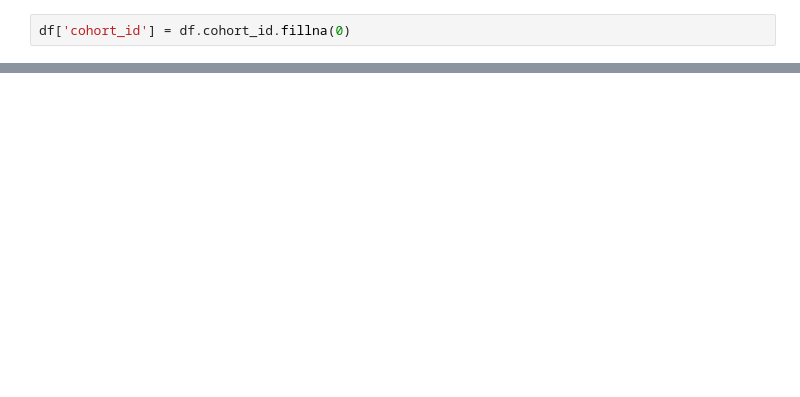
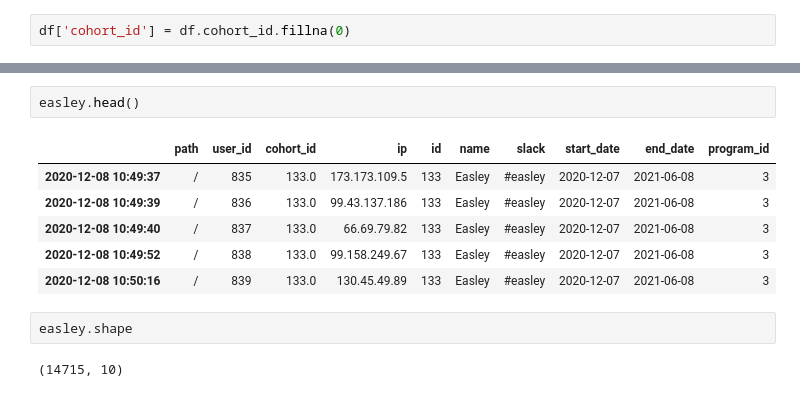
Before and after one commit to johngrinstead/anomaly-detection-exercises, a Jupyter notebook: time_series_anomaly.ipynb, the cells around one changed output, grey strips where cells are left out. Cells and saved outputs as stored; diff of their text form; blank space fills up the shorter version.

```diff
--- a/time_series_anomaly.ipynb
+++ b/time_series_anomaly.ipynb
@@ -111,0 +164,13 @@ Name: ip, Length: 5531, dtype: int64
+# %%
+easley.head()
+# %% [output]
+|  | path | user_id | cohort_id | ip | id | name | slack | start_date | end_date | program_id |
+| 2020-12-08 10:49:37 | / | 835 | 133.0 | 173.173.109.5 | 133 | Easley | #easley | 2020-12-07 | 2021-06-08 | 3 |
+| 2020-12-08 10:49:39 | / | 836 | 133.0 | 99.43.137.186 | 133 | Easley | #easley | 2020-12-07 | 2021-06-08 | 3 |
+| 2020-12-08 10:49:40 | / | 837 | 133.0 | 66.69.79.82 | 133 | Easley | #easley | 2020-12-07 | 2021-06-08 | 3 |
+| 2020-12-08 10:49:52 | / | 838 | 133.0 | 99.158.249.67 | 133 | Easley | #easley | 2020-12-07 | 2021-06-08 | 3 |
+| 2020-12-08 10:50:16 | / | 839 | 133.0 | 130.45.49.89 | 133 | Easley | #easley | 2020-12-07 | 2021-06-08 | 3 |
+# %%
+easley.shape
+# %% [output]
+(14715, 10)
```
Also changed, not shown: parts of 18 cells of this notebook, 3 other files.
